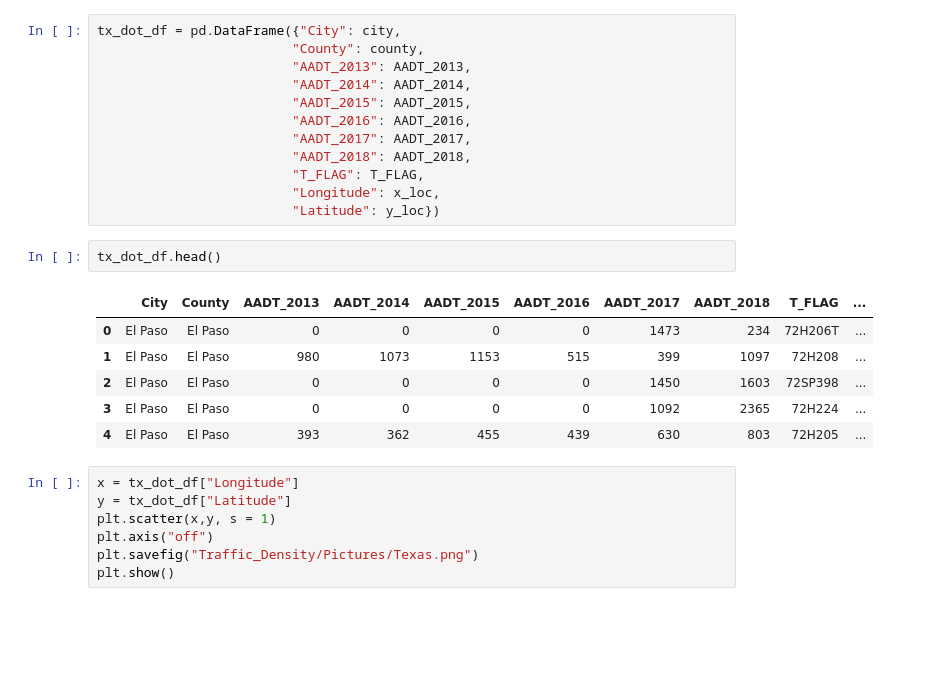
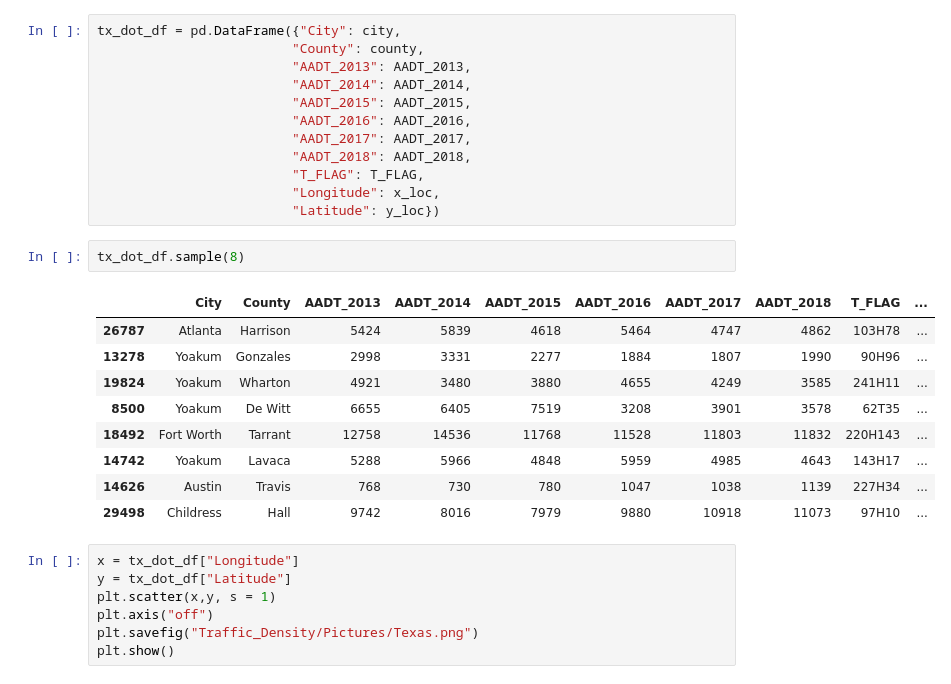
Before and after one commit to SaifeelMomin/Project1---Team_BigBend, a Jupyter notebook: Traffic.ipynb, the cells around one changed output. Saved outputs shown, nothing was run; the diff lists cells and outputs as text; blank space fills up the shorter version.

Commit message:
updated code to get sample of DataFrame

```diff
--- a/Traffic.ipynb
+++ b/Traffic.ipynb
@@ -52,15 +52,18 @@ tx_dot_df = pd.DataFrame({"City": city,
                          "T_FLAG": T_FLAG,
                          "Longitude": x_loc,
                          "Latitude": y_loc})
-# %%
-tx_dot_df.head()
-# %% [output]
-|  | City | County | AADT_2013 | AADT_2014 | AADT_2015 | AADT_2016 | AADT_2017 | AADT_2018 | T_FLAG | ... |
-| 0 | El Paso | El Paso | 0 | 0 | 0 | 0 | 1473 | 234 | 72H206T | ... |
-| 1 | El Paso | El Paso | 980 | 1073 | 1153 | 515 | 399 | 1097 | 72H208 | ... |
-| 2 | El Paso | El Paso | 0 | 0 | 0 | 0 | 1450 | 1603 | 72SP398 | ... |
-| 3 | El Paso | El Paso | 0 | 0 | 0 | 0 | 1092 | 2365 | 72H224 | ... |
-| 4 | El Paso | El Paso | 393 | 362 | 455 | 439 | 630 | 803 | 72H205 | ... |
+# %%
+tx_dot_df.sample(8)
+# %% [output]
+|  | City | County | AADT_2013 | AADT_2014 | AADT_2015 | AADT_2016 | AADT_2017 | AADT_2018 | T_FLAG | ... |
+| 26787 | Atlanta | Harrison | 5424 | 5839 | 4618 | 5464 | 4747 | 4862 | 103H78 | ... |
+| 13278 | Yoakum | Gonzales | 2998 | 3331 | 2277 | 1884 | 1807 | 1990 | 90H96 | ... |
+| 19824 | Yoakum | Wharton | 4921 | 3480 | 3880 | 4655 | 4249 | 3585 | 241H11 | ... |
+| 8500 | Yoakum | De Witt | 6655 | 6405 | 7519 | 3208 | 3901 | 3578 | 62T35 | ... |
+| 18492 | Fort Worth | Tarrant | 12758 | 14536 | 11768 | 11528 | 11803 | 11832 | 220H143 | ... |
+| 14742 | Yoakum | Lavaca | 5288 | 5966 | 4848 | 5959 | 4985 | 4643 | 143H17 | ... |
+| 14626 | Austin | Travis | 768 | 730 | 780 | 1047 | 1038 | 1139 | 227H34 | ... |
+| 29498 | Childress | Hall | 9742 | 8016 | 7979 | 9880 | 10918 | 11073 | 97H10 | ... |
 # %%
 x = tx_dot_df["Longitude"]
 y = tx_dot_df["Latitude"]
```
Also changed, not shown: 2 other files.
